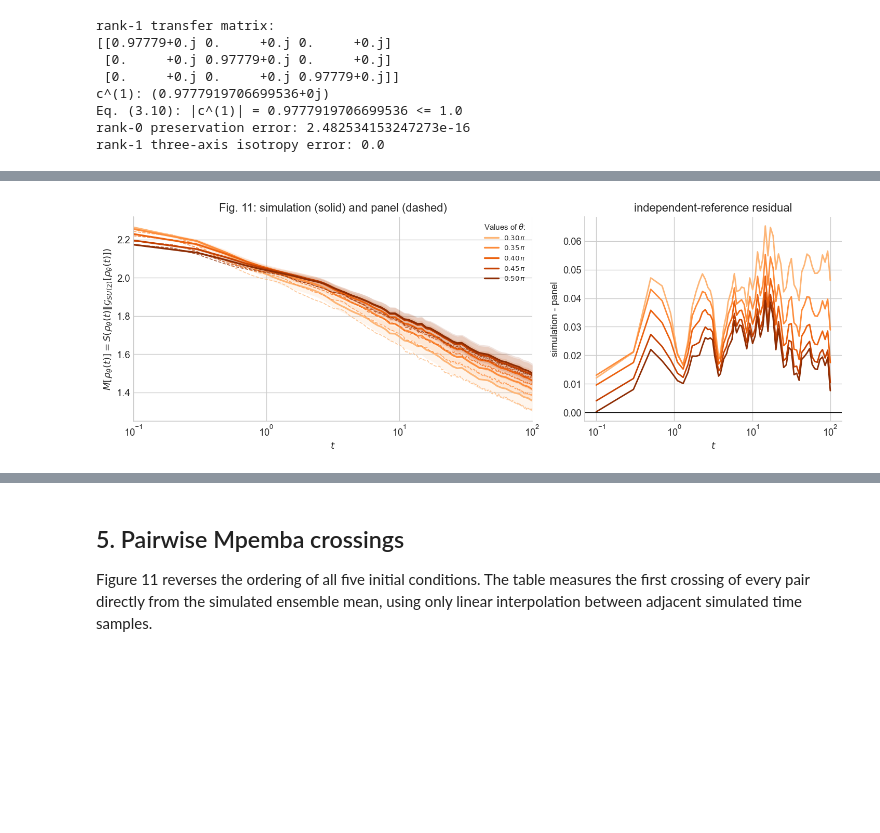
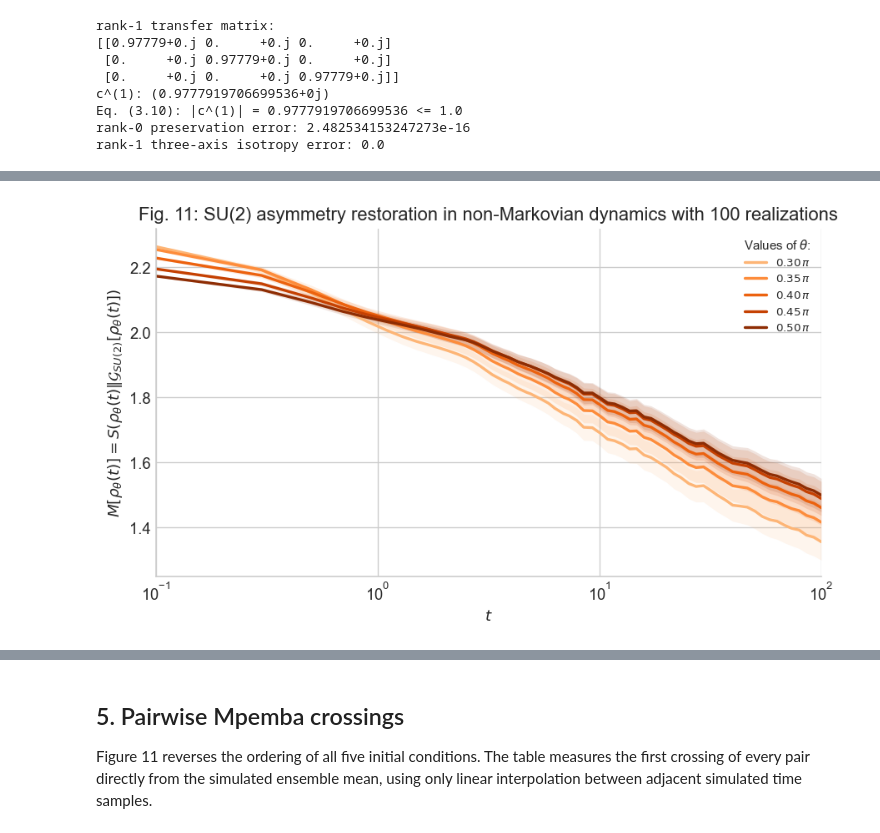
Before and after one commit to alessum/resource_theory_mpemba, a Jupyter notebook: asymm_ex5.ipynb, the cells around one changed output, grey strips where cells are left out. Drawn from its saved outputs; the diff is of its cells as text; code cells hidden in the pictures; blank space fills up the shorter version.

```diff
--- a/asymm_ex5.ipynb
+++ b/asymm_ex5.ipynb
@@ -428,109 +418,47 @@ included solely to quantify agreement.
 # %%
-reference_columns = [
-    "theta_030_pi",
-    "theta_035_pi",
-    "theta_040_pi",
-    "theta_045_pi",
-    "theta_050_pi",
-]
-figure_reference = np.genfromtxt(
-    FIGURE_REFERENCE_PATH,
-    delimiter=",",
-    names=True,
-    comments="#",
-    skip_header=5,
-)
-reference_time = figure_reference["displayed_time"]
-published_curves = np.vstack([
-    figure_reference[name] for name in reference_columns
-])
-reference_at_samples = np.vstack([
-    np.interp(displayed_time, reference_time, curve)
-    for curve in published_curves
-])
-residual = mean_asymmetry - reference_at_samples
-per_curve_rmse = np.sqrt(np.mean(residual**2, axis=1))
-overall_rmse = np.sqrt(np.mean(residual**2))
-maximum_error = np.max(np.abs(residual))
-
-fig, axes = plt.subplots(
-    1, 2, figsize=(12.2, 4.3),
-    gridspec_kw={"width_ratios": [1.55, 1]},
-)
-for index, (curve, error, label, color) in enumerate(zip(
+fig, ax = plt.subplots(figsize=(7.6, 4.5))
+for curve, error, label, color in zip(
     mean_asymmetry,
     sem_asymmetry,
     labels,
     PALETTE_5,
-)):
-    axes[0].plot(
+):
+    ax.plot(
         displayed_time,
         curve,
         color=color,
         lw=2.0,
         label=label,
     )
-    axes[0].fill_between(
+    ax.fill_between(
         displayed_time,
         curve - 1.96 * error,
         curve + 1.96 * error,
         color=color,
         alpha=0.13,
         linewidth=0,
     )
-    axes[0].plot(
-        reference_time,
-        published_curves[index],
-        color=color,
-        lw=1.0,
-        ls="--",
-        alpha=0.75,
-    )
-axes[0].set(
+ax.set(
     xscale="log",
     xlim=(0.1, 100.1),
     ylim=(1.25, 2.32),
     xlabel=r"$t$",
     ylabel=(
         r"$M[\rho_\theta(t)]"
         r"=S(\rho_\theta(t)\Vert\mathcal{G}_{SU(2)}"
         r"[\rho_\theta(t)])$"
     ),
-    title="Fig. 11: simulation (solid) and panel (dashed)",
+    title="Fig. 11: SU(2) asymmetry restoration in non-Markovian dynamics with 100 realizations",
 )
-axes[0].legend(
+ax.legend(
     title=r"Values of $\theta$:",
     fontsize=8,
     title_fontsize=9,
 )
-
-for curve, label, color in zip(
-    residual,
-    labels,
-    PALETTE_5,
-):
-    axes[1].plot(
-        displayed_time,
-        curve,
-        color=color,
-        lw=1.7,
-        label=label,
-    )
-axes[1].axhline(0, color="black", lw=0.8)
-axes[1].set(
-    xscale="log",
-    xlabel=r"$t$",
-    ylabel="simulation - panel",
-    title="independent-reference residual",
-)
 fig.tight_layout()
 plt.show()
 
-print("per-curve RMSE:", per_curve_rmse)
-print("overall RMSE:", overall_rmse)
-print("maximum absolute error:", maximum_error)
-
-assert overall_rmse < 0.05
-assert maximum_error < 0.09
+assert np.all(np.isfinite(mean_asymmetry))
+assert np.all(sem_asymmetry >= 0)
 # %% [output]
-[figure, old version]
+[figure, new version]
```
Also changed, not shown: parts of 5 cells of this notebook, 19 other files.
